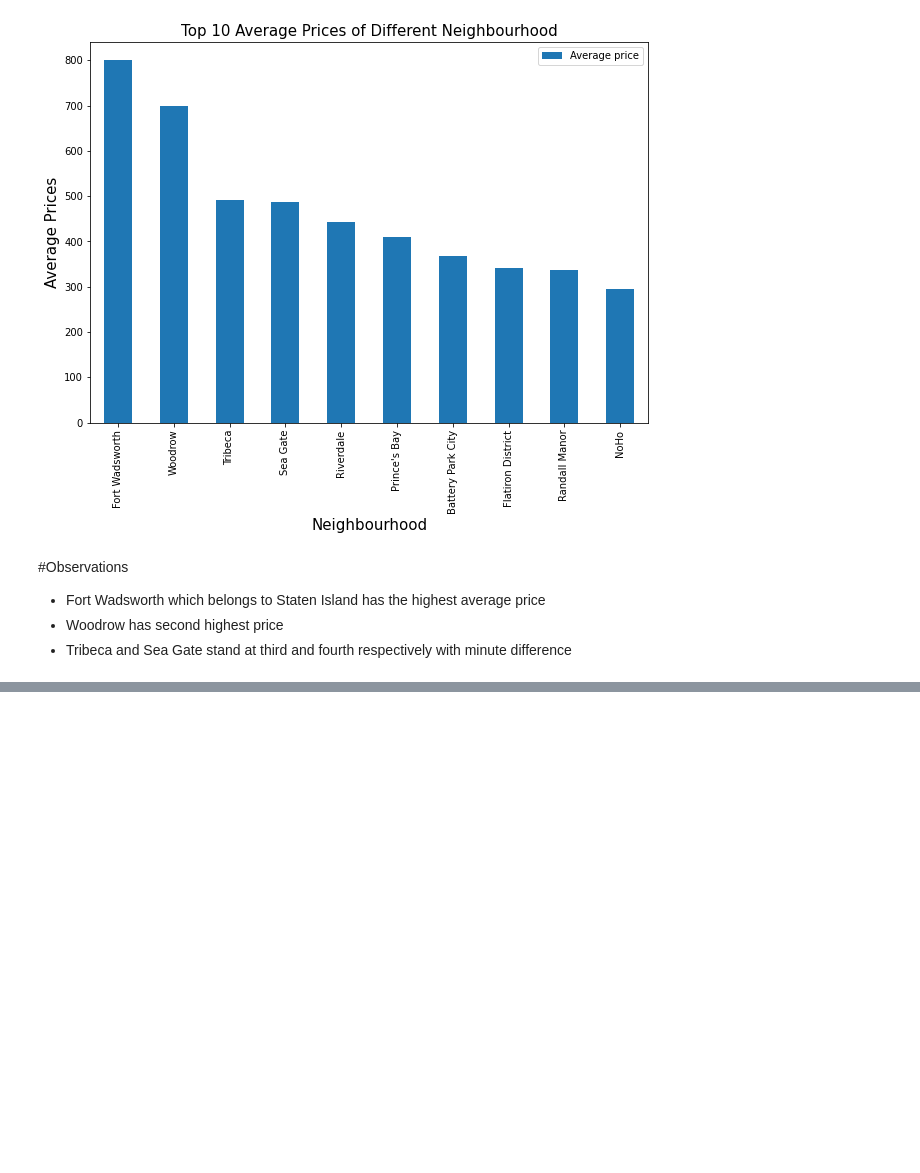
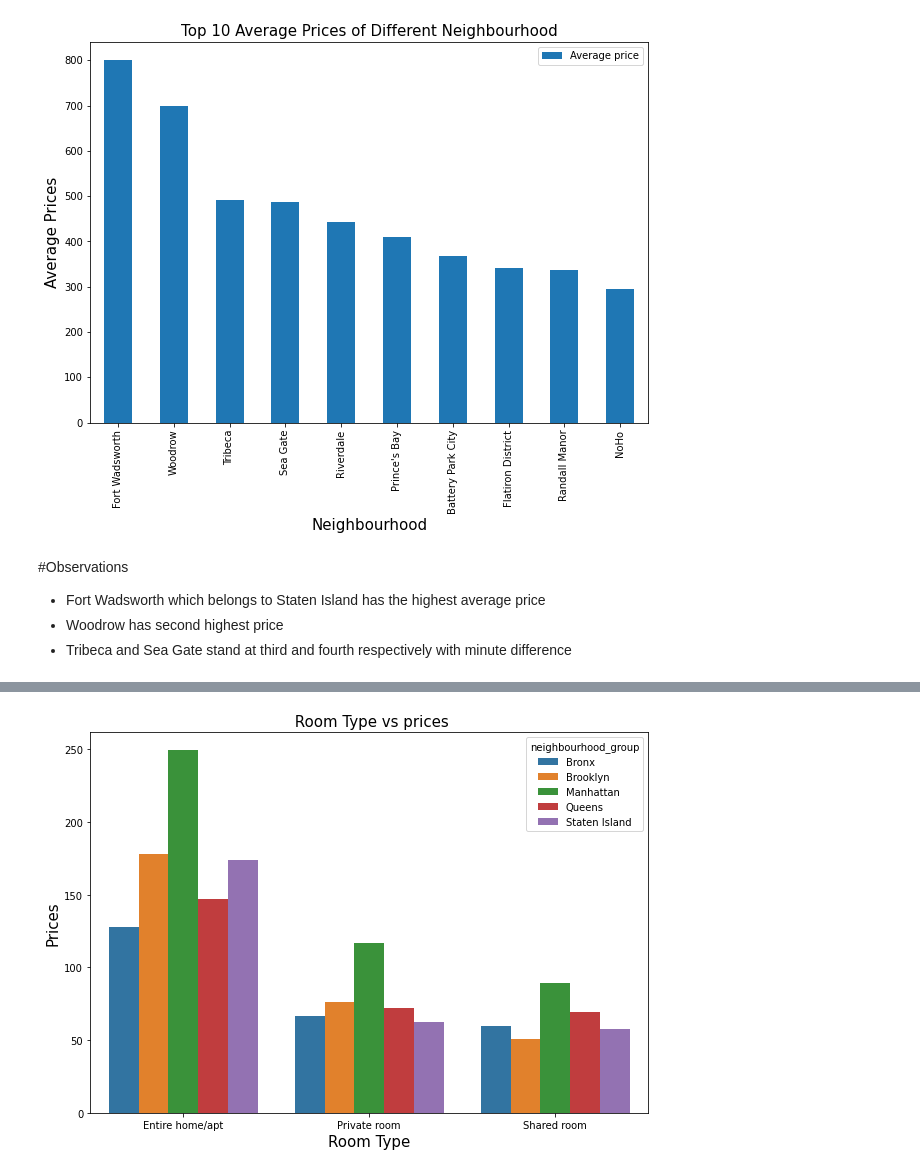
Before and after one commit to Ankushsaini90/Airbnb-data-analysis, a Jupyter notebook: Ankush_Airbnb_Bookings_Analysis_Capstone_Project.ipynb, the cells around one changed output, grey strips where cells are left out. Drawn from its saved outputs; the diff is of its cells as text; code cells hidden in the pictures; blank space fills up the shorter version.

```diff
--- a/Ankush_Airbnb_Bookings_Analysis_Capstone_Project.ipynb
+++ b/Ankush_Airbnb_Bookings_Analysis_Capstone_Project.ipynb
@@ -264,0 +306,3 @@ plt.rcParams['figure.figsize'] = (10, 7)
+# %%
+room_type_vs_price=df.groupby(['room_type','neighbourhood_group'])['price'].mean().reset_index()
+room_type_vs_price.rename(columns=({'price':'average_price'}))
@@ -264,0 +326,10 @@ plt.rcParams['figure.figsize'] = (10, 7)
+# %%
+#plotting a graph
+plt.figure(figsize = (10,7))
+graph1 = sns.barplot(y='price',x='room_type',hue='neighbourhood_group', data=room_type_vs_price)
+graph1.set_title(' Room Type vs prices',fontsize=15,color='Black')
+graph1.set_xlabel('Room Type',fontsize=15,color='Black')
+graph1.set_ylabel('Prices',fontsize=15,color='Black')
+plt.show()
+# %% [output]
+[figure, added]
```
Also changed, not shown: parts of 13 cells of this notebook.
